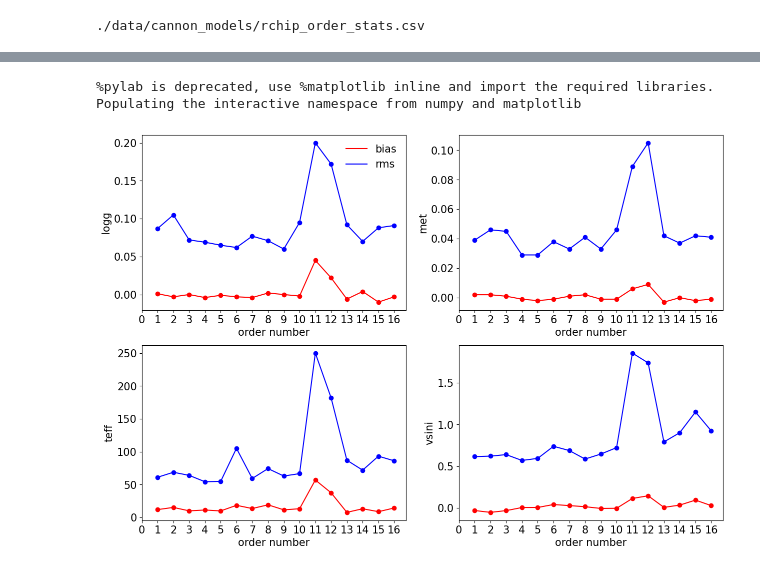
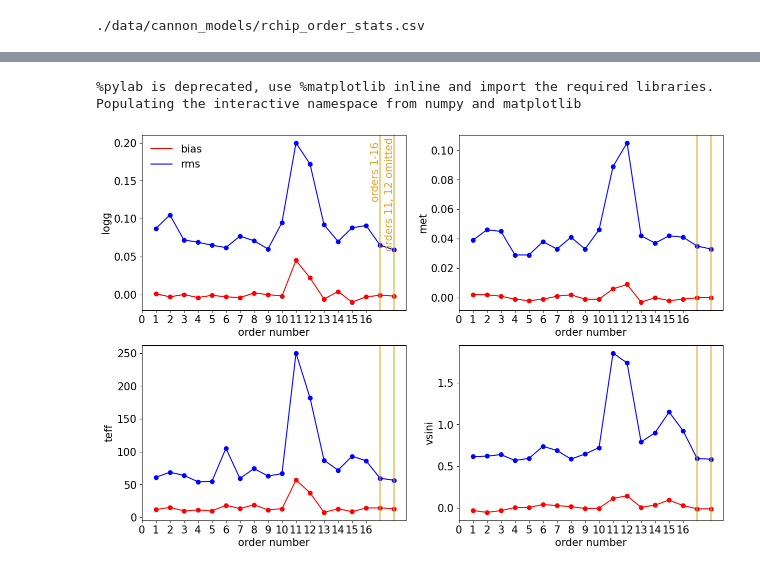
Before and after one commit to isabelangelo/cks_binaries, a Jupyter notebook: order_performance_plots.ipynb, the cells around one changed output, grey strips where cells are left out. Saved outputs shown, nothing was run; the diff lists cells and outputs as text; code cells hidden in the pictures.

```diff
--- a/order_performance_plots.ipynb
+++ b/order_performance_plots.ipynb
@@ -6,3 +8,9 @@ ls ./data/cannon_models/*.csv
 import pandas as pd
 #df_old = pd.read_csv('./data/cannon_models/rchip_order_stats_pre_mask.csv')
 df_new = pd.read_csv('./data/cannon_models/rchip_order_stats.csv')
+# %%
+order_values = np.arange(1,17,1)
+order_values = np.append(order_values, [17,18])
+order_values_ext = np.array([n for n in order_values for _ in range(4)])
+df_new['order'] = order_values_ext
+df_new
@@ -9,27 +31,36 @@ df_new = pd.read_csv('./data/cannon_models/rchip_order_stats.csv')
 # %%
 # can I plot teff for 1 order?
 # it's just a single value
 
 %pylab inline
 figure(figsize=(15,10))
 rcParams['font.size']=15
 label_strings = np.unique(df_new.label.to_numpy())
 for i in range(len(label_strings)):
     subplot(2,2,i+1)
     label_str = label_strings[i]
     df_label = df_new.query('label == @label_str')
     plot(df_label.order, df_label.bias, 'ro')
     plot(df_label.order, df_label.bias, 'r-', label='bias')
 
     plot(df_label.order, df_label.rms, 'bo')
     plot(df_label.order, df_label.rms, 'b-', label='rms')
+
+    # plot the combined orders
+    axvline(17, color='goldenrod')
+    axvline(18, color='goldenrod')
+
     xticks(ticks=np.arange(0,17,1))
     ylabel(label_str[1:])
     xlabel('order number')
 
     if i==0:
         legend(frameon=False)
+
+    if label_str=='slogg':
+        text(16.3,0.125,'orders 1-16', rotation=90, color='goldenrod')
+        text(17.3,0.06,'orders 11, 12 omitted', rotation=90, color='goldenrod')
 # %% [output]
 %pylab is deprecated, use %matplotlib inline and import the required libraries.
 Populating the interactive namespace from numpy and matplotlib
-[figure, old version]
+[figure, new version]
```
Also changed, not shown: parts of 4 cells of this notebook, 12 other files.
